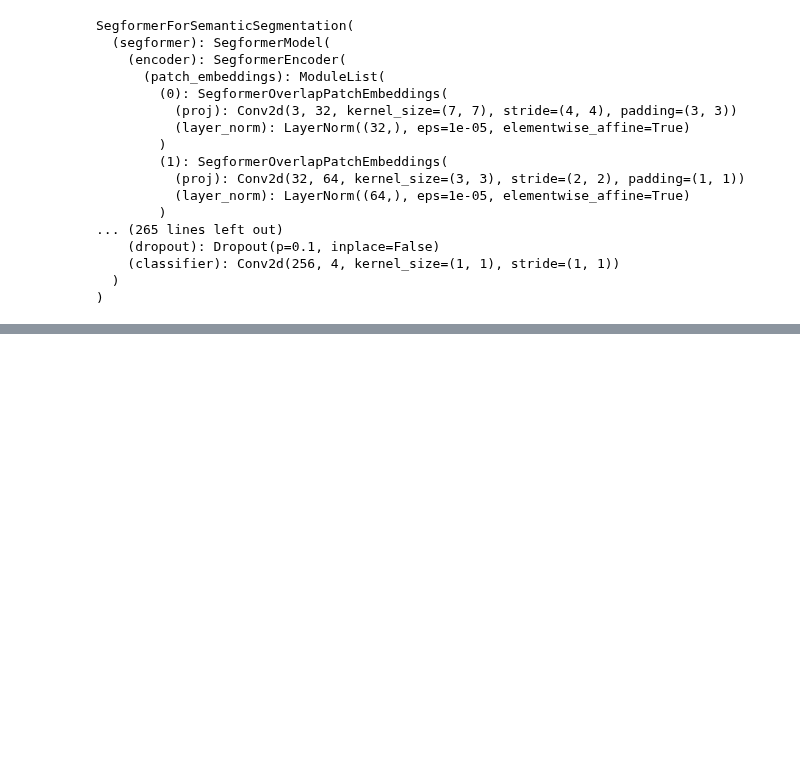
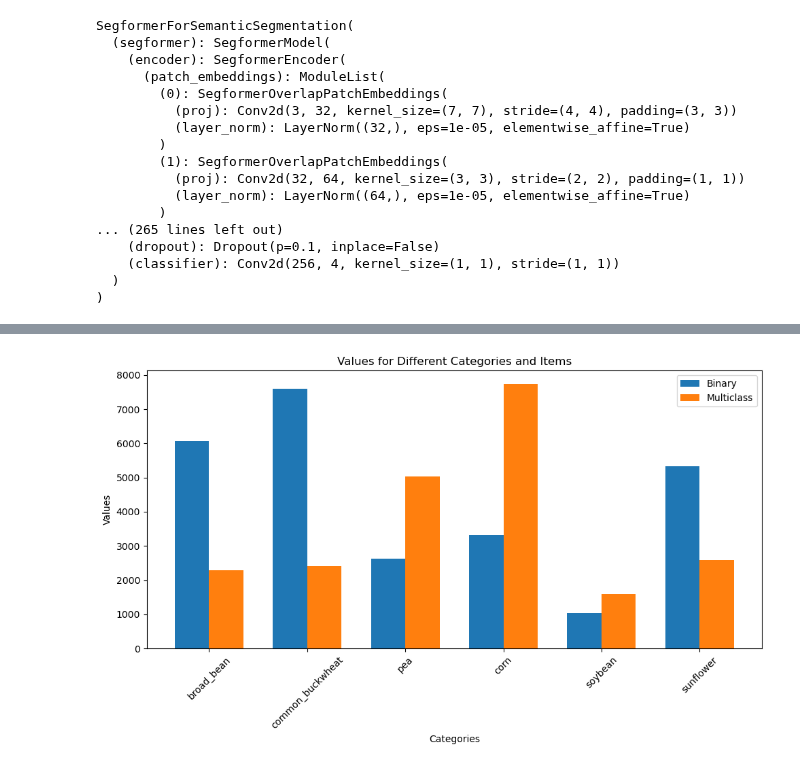
Before and after one commit to katekuian/master_thesis, a Jupyter notebook: notebooks/04_results.ipynb, the cells around one changed output, grey strips where cells are left out. Saved outputs shown, nothing was run; the diff lists cells and outputs as text; code cells hidden in the pictures; blank space fills up the shorter version.

```diff
--- a/notebooks/04_results.ipynb
+++ b/notebooks/04_results.ipynb
@@ -159,0 +183,39 @@ visualize_annotation(pred_seg)
+# %%
+def plot_bar_chart(data):
+    # Extract the labels and values for the 'binary' and 'multiclass' categories
+    categories = list(data.keys())
+    labels = list(data['binary'].keys())
+    binary_values = [data['binary'][label] for label in labels]
+    multiclass_values = [data['multiclass'][label] for label in labels]
+
+    # Set the width of the bars
+    bar_width = 0.35
+
+    # Create a figure and axis
+    fig, ax = plt.subplots(figsize=(10, 6))
+
+    # Create bar positions for each category
+    x = range(len(labels))
+
+    # Plot the 'binary' values
+    plt.bar(x, binary_values, width=bar_width, label='Binary', align='center')
+
+    # Plot the 'multiclass' values with an offset
+    plt.bar([i + bar_width for i in x], multiclass_values, width=bar_width, label='Multiclass', align='center')
+
+    # Set the labels and title
+    plt.xlabel('Categories')
+    plt.ylabel('Values')
+    plt.title('Values for Different Categories and Items')
+    plt.xticks([i + bar_width / 2 for i in x], labels, rotation=45)
+
+    # Add a legend
+    plt.legend()
+
+    # Show the plot
+    plt.tight_layout()
+    plt.show()
+# %%
+plot_bar_chart(train_runtimes)
+# %% [output]
+[figure, added]
```
Also changed, not shown: parts of 31 cells of this notebook.
